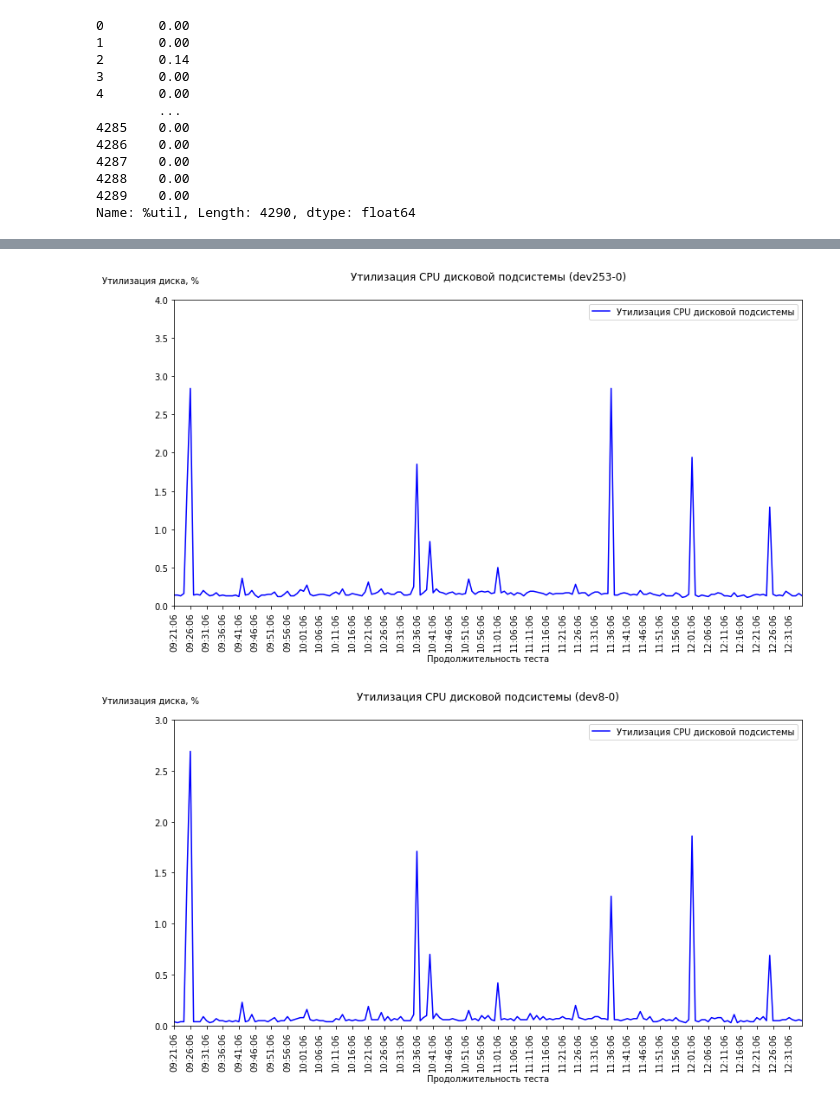
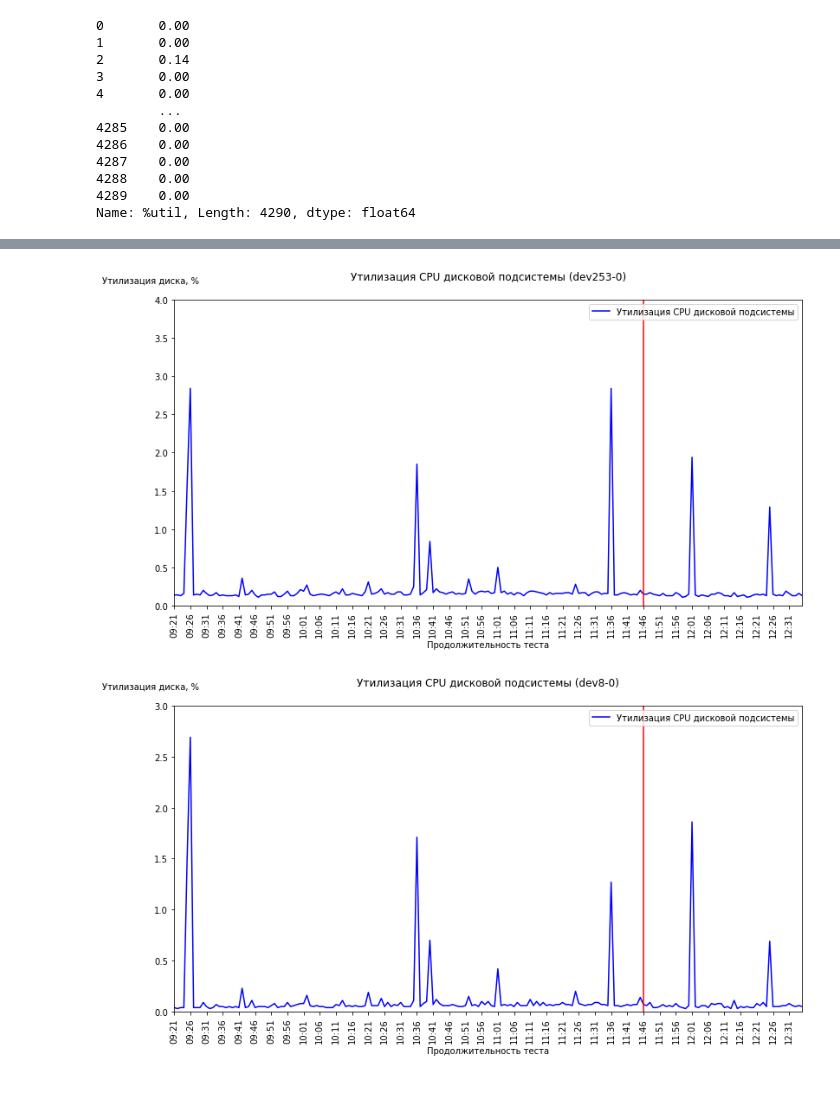
Before and after one commit to polypolina/python_graphs, a Jupyter notebook: disk cpu util.ipynb, the cells around one changed output, grey strips where cells are left out. Saved outputs shown, nothing was run; the diff lists cells and outputs as text; code cells hidden in the pictures.

```diff
--- a/disk cpu util.ipynb
+++ b/disk cpu util.ipynb
@@ -14,6 +14,8 @@ rawDfCPU.head()
 | 3 | 09:21:06 | dev253-1 | 0.00 | 0.0 | 0.00 | 0.00 | 0.00 | 0.00 | 0.00 | 0.00 |
 | 4 | 09:21:06 | dev253-2 | 0.00 | 0.0 | 0.00 | 0.00 | 0.00 | 0.00 | 0.00 | 0.00 |
 # %%
+time = rawDfCPU.iloc[:,0]
+time = pd.to_datetime(time).apply(lambda t: t.strftime('%H:%M'))
 y = rawDfCPU.iloc[:, -1].astype(float)
 print(y)
 # %% [output]
@@ -30,7 +32,7 @@ print(y)
 4289    0.00
 Name: %util, Length: 4290, dtype: float64
 # %%
-dfCPU = pd.DataFrame({'Time': rawDfCPU.iloc[:,0], 'DEV': rawDfCPU.iloc[:,1], '%util': y})
+dfCPU = pd.DataFrame({'Time': time, 'DEV': rawDfCPU.iloc[:,1], '%util': y})
 dfCPU = dfCPU[dfCPU['%util'] != 0]
 dfCPU.head(10)
 # %% [output]
@@ -147,6 +152,7 @@ plt.close()
 # График для dev253-0
 fig, ax = plt.subplots(figsize=(12.992, 6.496))
 ax.plot(dfCPU4.Time, dfCPU4['%util'], 'b',label='Утилизация CPU дисковой подсистемы')
+plt.axvline(x='11:46', color='r')
 ax.set_xlabel('Продолжительность теста')
 ax.set_ylabel('Утилизация диска, %', rotation=0, y=1.05)
 ax.set_title('Утилизация CPU дисковой подсистемы (dev253-0)', y=1.05)
@@ -162,27 +168,28 @@ plt.savefig('Утилизация CPU дисковой подсистемы_4')
 plt.show()
 plt.close()
 # %% [output]
-[figure, old version]
+[figure, new version]
 # %%
 # График для dev8-0
 fig, ax = plt.subplots(figsize=(12.992, 6.496))
 ax.plot(dfCPU5.Time, dfCPU5['%util'], 'b',label='Утилизация CPU дисковой подсистемы')
+plt.axvline(x='11:46', color='r')
 ax.set_xlabel('Продолжительность теста')
 ax.set_ylabel('Утилизация диска, %', rotation=0, y=1.05)
 ax.set_title('Утилизация CPU дисковой подсистемы (dev8-0)', y=1.05)
 ax.legend(loc=1)
 ax.tick_params(axis='x', labelrotation=90)
 ax.set_ylim(0,3)
 
 xAxis = np.arange(0, dfCPU5.index[-1],5)
 plt.xlim(dfCPU5['Time'][0], dfCPU5['Time'][dfCPU5.index[-1]])
 plt.xticks(xAxis, dfCPU5['Time'][xAxis], rotation='vertical')
 
 plt.savefig('Утилизация CPU дисковой подсистемы_5')
 plt.show()
 plt.close()
 # %% [output]
-[figure, old version]
+[figure, new version]
 # %%
 # График для dev8-16
 fig, ax = plt.subplots(figsize=(12.992, 6.496))
```
Also changed, not shown: parts of 7 cells of this notebook, 23 other files.
